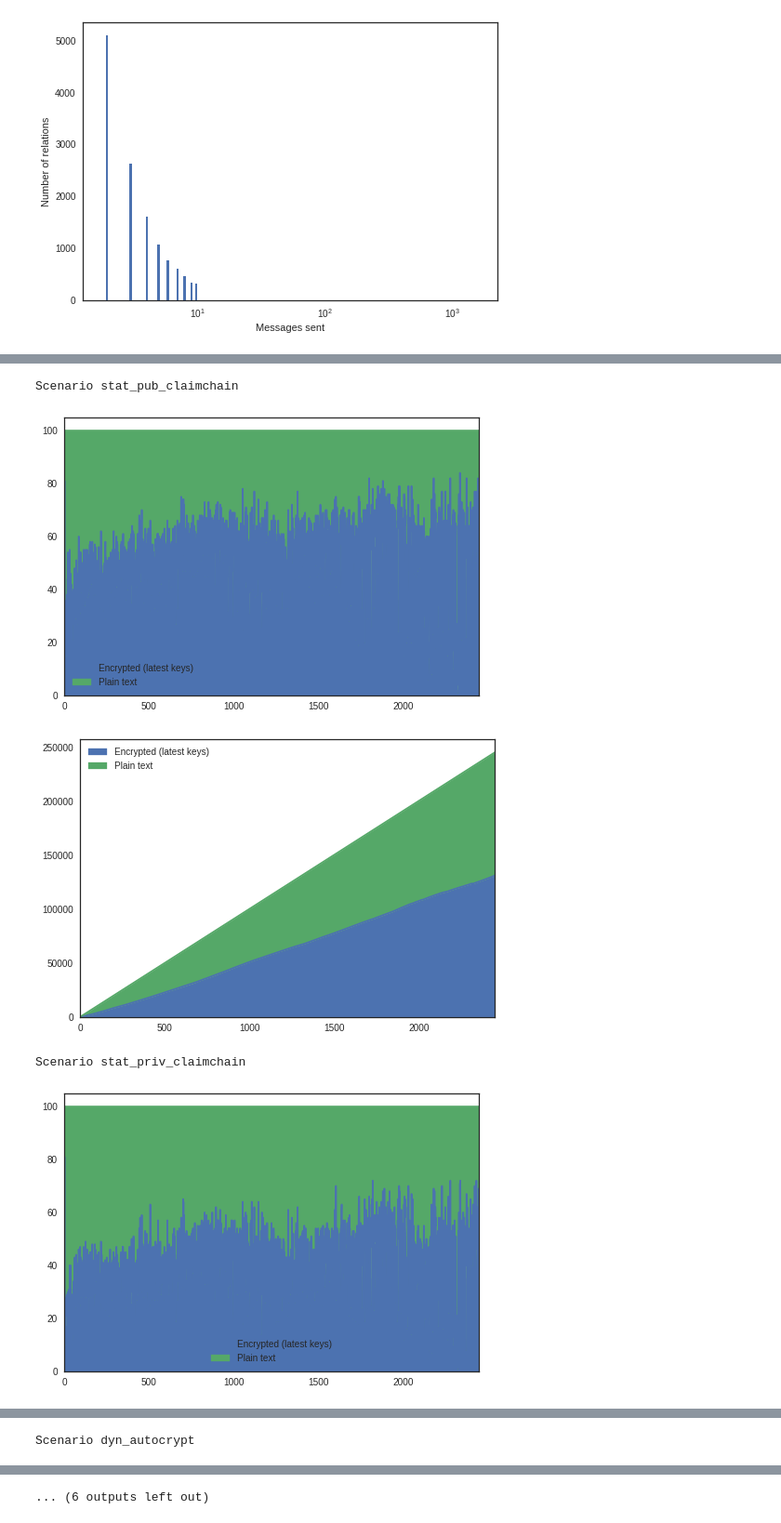
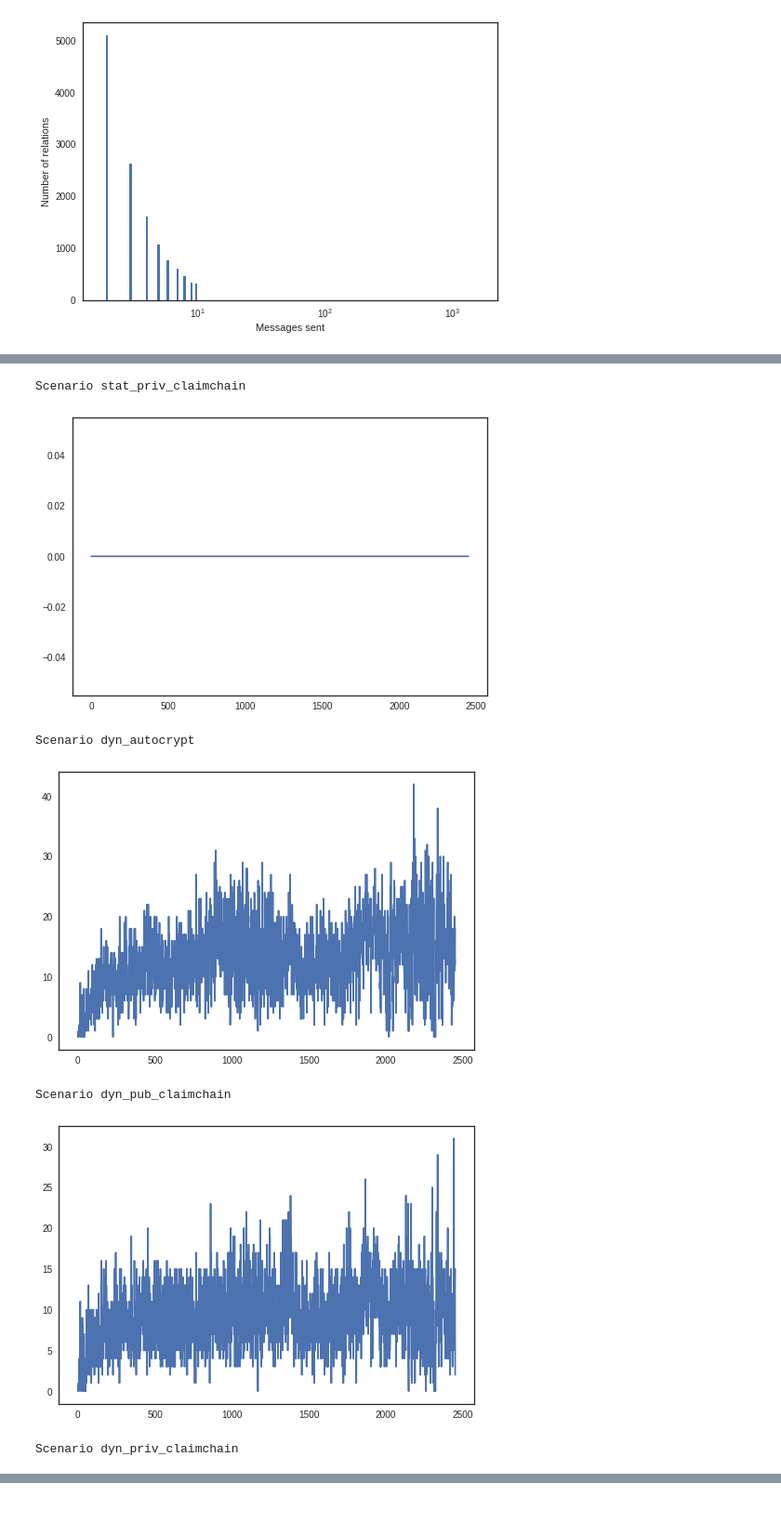
Before and after one commit to claimchain/claimchain-core, a Jupyter notebook: simulations/plot_analysis.ipynb, the cells around one changed output, grey strips where cells are left out. Shown at 93% size. Cells and saved outputs as stored; diff of their text form; code cells hidden in the pictures.

Commit message:
Add line plot of stale

```diff
--- a/simulations/plot_analysis.ipynb
+++ b/simulations/plot_analysis.ipynb
@@ -89,11 +89,13 @@ plt.show()
 # %%
 df_dict = {}
 df_cumulative_dict = {}
+df_stale = {}
 
 for scenario in email_status.keys():
     print("Scenario %s" % (scenario))
     df_dict[scenario] = pd.DataFrame(columns=('Encrypted (latest keys)', 'Plain text'))
     df_cumulative_dict[scenario] = pd.DataFrame(columns=('Encrypted (latest keys)','Plain text'))
+    df_stale[scenario] = []
     enc_status_counter = {}
     enc_status_cumulative_counter = {}
     for status in enc_status.values():
@@ -107,11 +109,13 @@ for scenario in email_status.keys():
         if index % 100 == 0:
             df_dict[scenario].loc[index / 100] = [enc_status_counter["encrypted"], enc_status_counter["plaintext"]]
             df_cumulative_dict[scenario].loc[index / 100] = [enc_status_cumulative_counter["encrypted"], enc_status_cumulative_counter["plaintext"]]
+            df_stale[scenario].append(enc_status_counter["stale"])
             for status in enc_status.values():
                 enc_status_counter[status] = 0
 
-    df_dict[scenario].plot.area()
-    df_cumulative_dict[scenario].plot.area()
+    #df_dict[scenario].plot.area()
+    #df_cumulative_dict[scenario].plot.area()
+    plt.plot(df_stale[scenario])
     plt.show()
 # %% [output]
 Scenario stat_autocrypt
@@ -120,5 +125,7 @@ Scenario stat_autocrypt
-Scenario stat_pub_claimchain
+Scenario stat_priv_claimchain
-[figure, old version]
+[figure, new version]
+Scenario dyn_autocrypt
-[figure, old version]
+[figure, new version]
-Scenario stat_priv_claimchain
+Scenario dyn_pub_claimchain
-[figure, old version]
+[figure, new version]
+Scenario dyn_priv_claimchain
@@ -126 +132,0 @@ Scenario stat_priv_claimchain
-Scenario dyn_autocrypt
@@ -129 +132,0 @@ Scenario dyn_autocrypt
-... (6 outputs left out)
```
Also changed, not shown: parts of 1 cell of this notebook.
